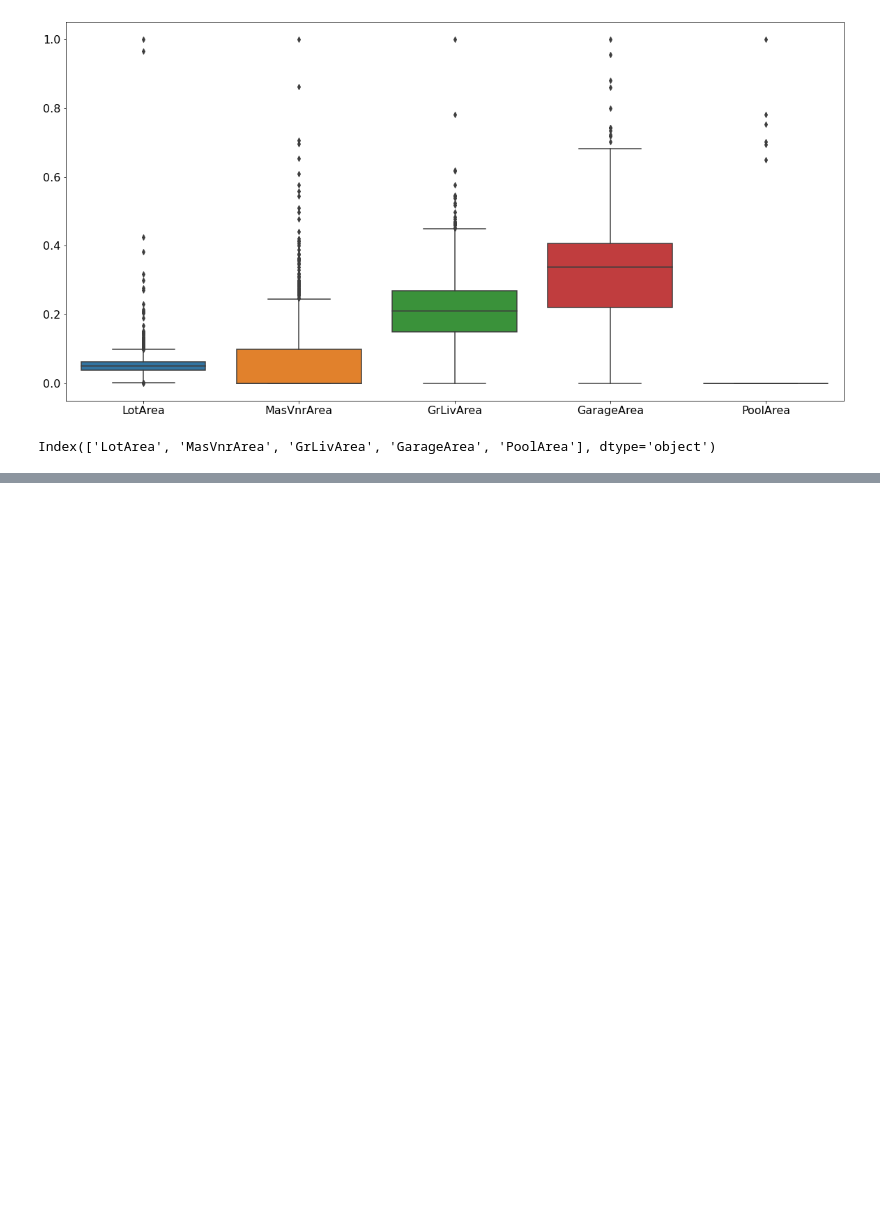
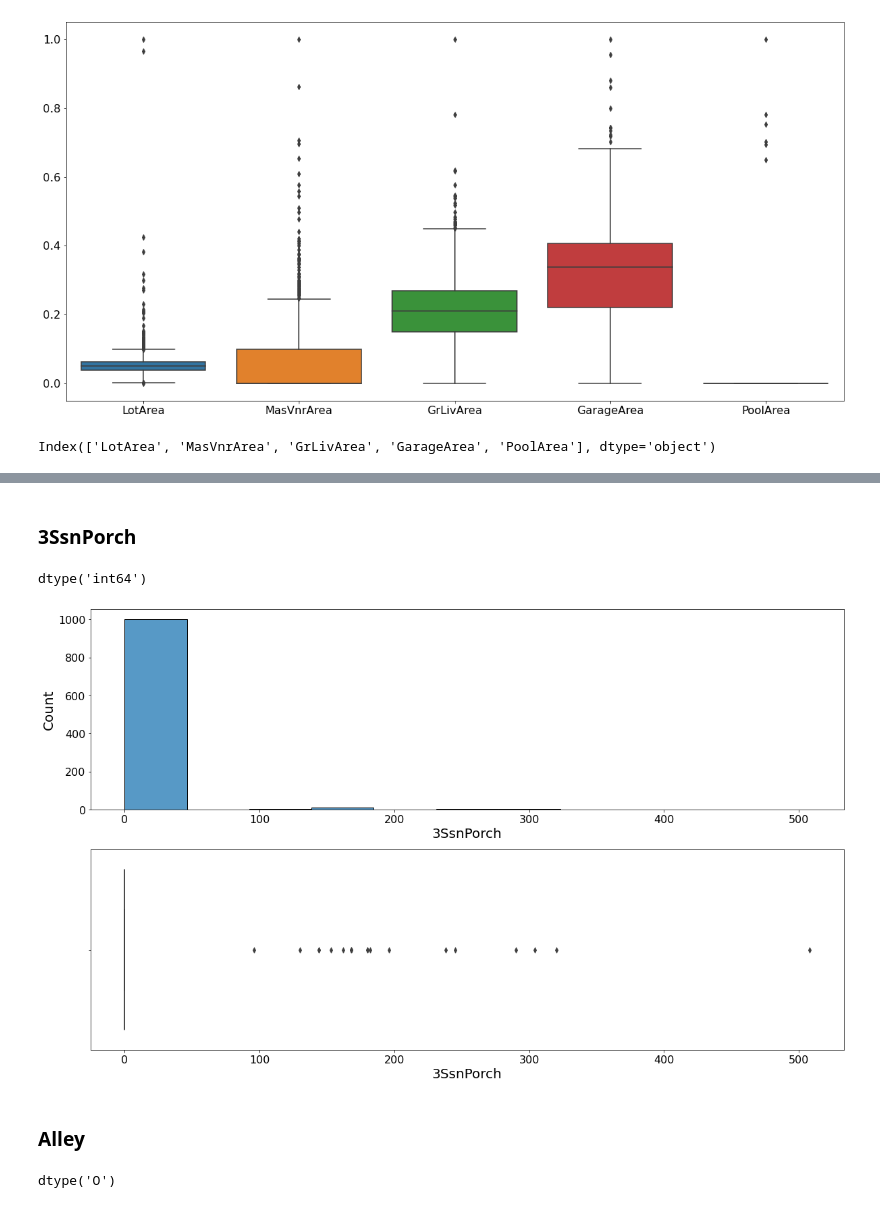
Before and after one commit to Zandib/mudib_contradictory_my_dear_watson, a Jupyter notebook: notebooks/Initial attempt.ipynb, the cells around one changed output, grey strips where cells are left out. Cells and saved outputs as stored; diff of their text form; code cells hidden in the pictures; blank space fills up the shorter version.

```diff
--- a/notebooks/Initial attempt.ipynb
+++ b/notebooks/Initial attempt.ipynb
@@ -50,6 +50,17 @@ def add_labels(ax,type_='vertical',format_='{}'):
             ax.text(
                 rect.get_width()+0.01*tam_, rect.get_y(), label, ha="left", va="bottom"
             )
+# %%
+def investigate_string(X):
+    fig,axs=plt.subplots(figsize=(12,12))
+    X.value_counts().plot(kind='barh',ax=axs)
+    plt.show()
+
+def investigate_nmr(X):
+    fig,axs=plt.subplots(figsize=(20,12),nrows=2)
+    sns.histplot(data=X,ax=axs[0])
+    sns.boxplot(x=X,ax=axs[1])
+    plt.show()
 # %% [markdown]
 # Load data
 # %%
@@ -366,0 +386,8 @@ colunas_tratadas['PoolArea'] = ''
+# %%
+X_train['Grg_age'] = X_train['YrSold']-X_train['GarageYrBlt']
+X_train['House_age'] = X_train['YrSold']-X_train['YearBuilt']
+X_train['Remod_age'] = X_train['YrSold']-X_train['YearRemodAdd']
+
+X_test['Grg_age'] = X_test['YrSold']-X_test['GarageYrBlt']
+X_test['House_age'] = X_test['YrSold']-X_test['YearBuilt']
+X_test['Remod_age'] = X_test['YrSold']-X_test['YearRemodAdd']
@@ -367,2 +424,10 @@ colunas_tratadas['PoolArea'] = ''
 # %% [markdown]
-##
+### 3SsnPorch
+# %%
+X_train['3SsnPorch'].dtype
+# %% [output]
+dtype('int64')
+# %%
+investigate_nmr(X_train['3SsnPorch'])
+# %% [output]
+[figure, added]
@@ -368,0 +436,6 @@ colunas_tratadas['PoolArea'] = ''
+# %% [markdown]
+### Alley
+# %%
+X_train['Alley'].dtype
+# %% [output]
+dtype('O')
```
Also changed, not shown: parts of 188 cells of this notebook.
